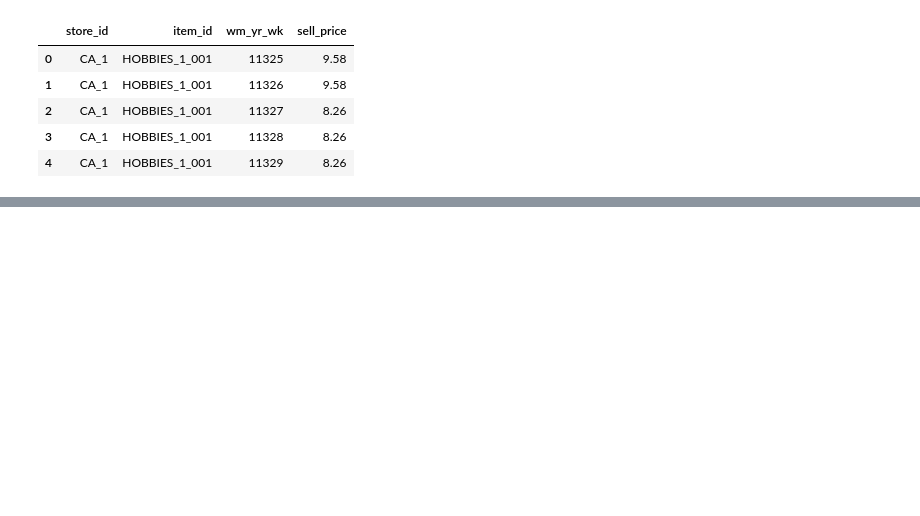
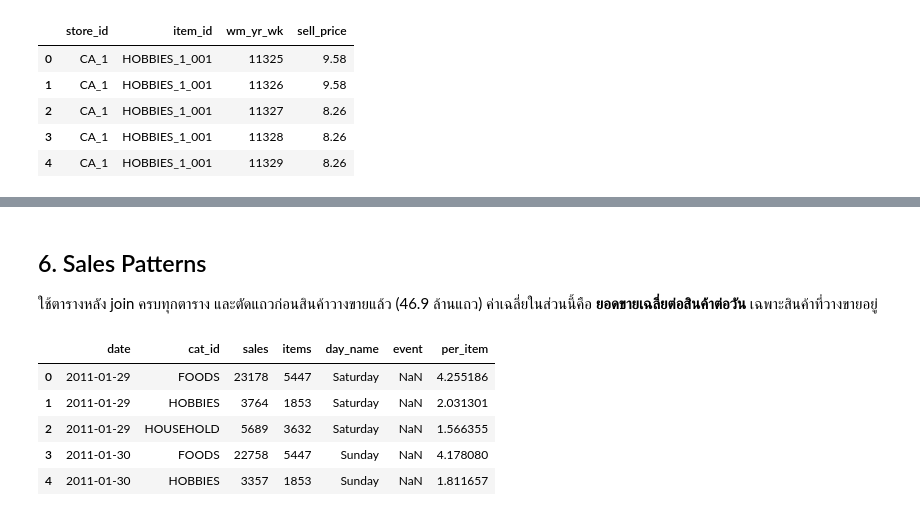
Before and after one commit to fpatt/kaggle-m5-accuracy, a Jupyter notebook: eda.ipynb, the cells around one changed output, grey strips where cells are left out. Saved outputs shown, nothing was run; the diff lists cells and outputs as text; code cells hidden in the pictures; blank space fills up the shorter version.

```diff
--- a/eda.ipynb
+++ b/eda.ipynb
@@ -305,0 +517,24 @@ prices_df.head()
+# %% [markdown]
+## 6. Sales Patterns
+ใช้ตารางหลัง join ครบทุกตาราง และตัดแถวก่อนสินค้าวางขายแล้ว (46.9 ล้านแถว)
+ค่าเฉลี่ยในส่วนนี้คือ **ยอดขายเฉลี่ยต่อสินค้าต่อวัน** เฉพาะสินค้าที่วางขายอยู่
+# %%
+del price_events
+merge_df["day_name"] = merge_df["date"].dt.day_name().astype("category")
+
+# ยอดขายรวมรายวันแยกหมวด ใช้ในหลาย section ด้านล่าง
+daily = (
+    merge_df.groupby(["date", "cat_id"], observed=True)
+    .agg(sales=("sales", "sum"), items=("sales", "size"),
+         day_name=("day_name", "first"), event=("event_name_1", "first"))
+    .reset_index()
+)
+daily["per_item"] = daily["sales"] / daily["items"]
+daily.head()
+# %% [output]
+|  | date | cat_id | sales | items | day_name | event | per_item |
+| 0 | 2011-01-29 | FOODS | 23178 | 5447 | Saturday | NaN | 4.255186 |
+| 1 | 2011-01-29 | HOBBIES | 3764 | 1853 | Saturday | NaN | 2.031301 |
+| 2 | 2011-01-29 | HOUSEHOLD | 5689 | 3632 | Saturday | NaN | 1.566355 |
+| 3 | 2011-01-30 | FOODS | 22758 | 5447 | Sunday | NaN | 4.178080 |
+| 4 | 2011-01-30 | HOBBIES | 3357 | 1853 | Sunday | NaN | 1.811657 |
```
Also changed, not shown: parts of 47 cells of this notebook.
